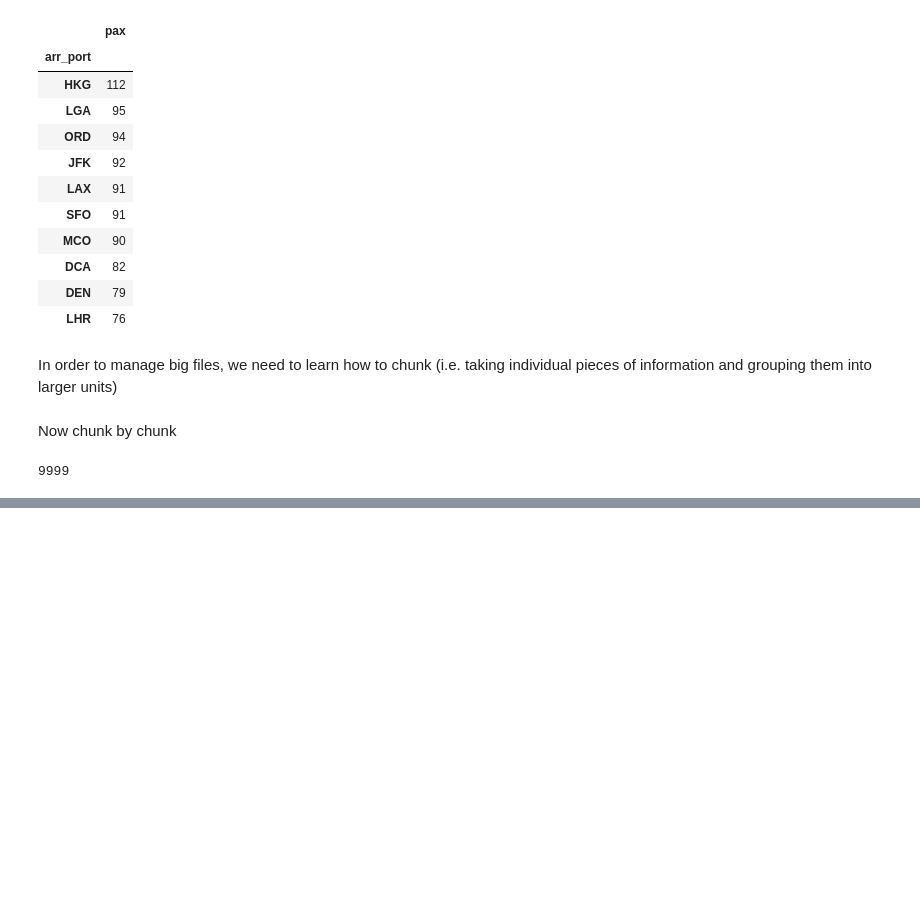
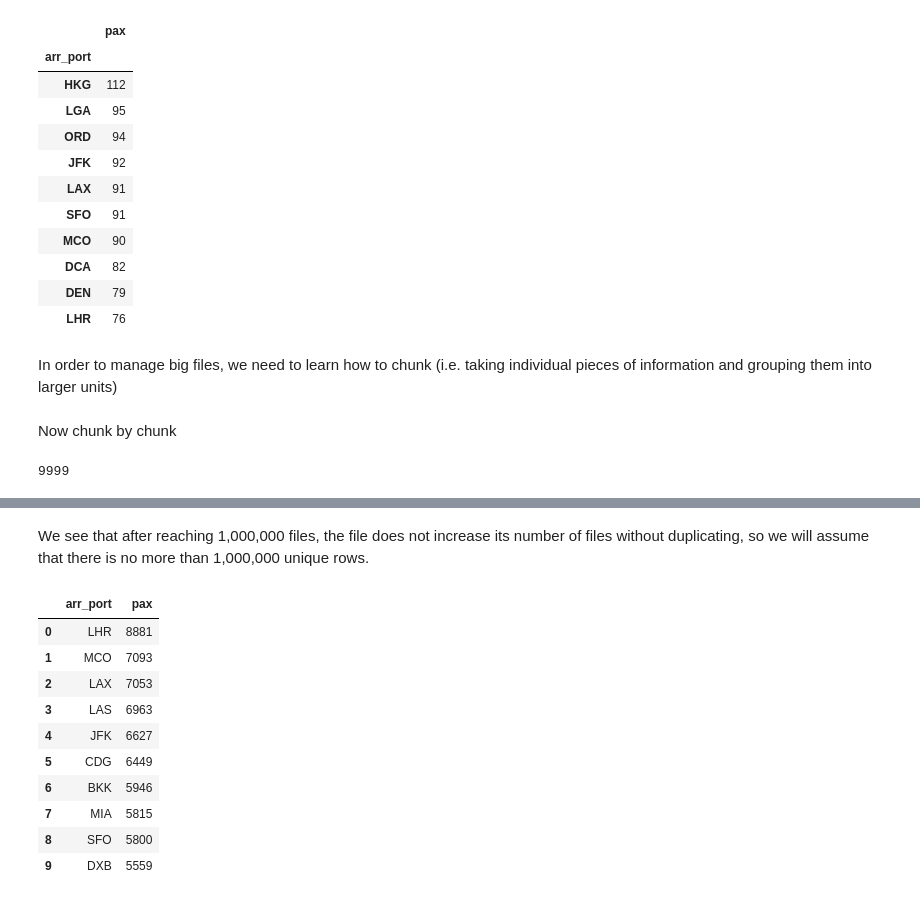
Before and after one commit to dan1dr/DS_challenge, a Jupyter notebook: Exercise_1_and_2.ipynb, the cells around one changed output, grey strips where cells are left out. Cells and saved outputs as stored; diff of their text form; code cells hidden in the pictures; blank space fills up the shorter version.

```diff
--- a/Exercise_1_and_2.ipynb
+++ b/Exercise_1_and_2.ipynb
@@ -376,0 +374,17 @@ top10
+# %%
+df = pd.DataFrame()
+
+
+reader = pd.read_csv(path_bookings_bz2, sep = '^',
+                     low_memory=False, chunksize = 100000)
+
+for j, chunk in tqdm(enumerate(reader)):
+    #drop duplicates
+    df_dropped = chunk.drop_duplicates()
+    #append each chunk
+    df = df.append(df_dropped, ignore_index = True)
+    #final drop duplicates
+    bookings_clear = df.drop_duplicates()
+    print(len(bookings_clear))
+    if j == 15:
+        break
@@ -376,0 +405,2 @@ top10
+# %% [markdown]
+We see that after reaching 1,000,000 files, the file does not increase its number of files without duplicating, so we will assume that there is no more than 1,000,000 unique rows.
@@ -376,0 +410,36 @@ top10
+# %%
+path_bookings_clear = '/home/dsc/DS_challenge/DS_challenge/bookings_clear.csv.bz2'
+
+df = pd.DataFrame()
+
+reader = pd.read_csv(path_bookings_clear, sep='^',
+                     usecols = ['arr_port', 'pax'], low_memory=False,
+                    chunksize = 100000)
+# %%
+for k, chunk in reader:
+    pax = chunk[['arr_port', 'pax']].copy()
+    pax['pax'] = pax['pax'].dropna()
+    pax_new = pax[['arr_port', 'pax']].groupby(['arr_port'])\
+    .sum().reset_index()
+
+    df = df.append(pax_new, ignore_index = False)
+# %%
+top_10 = df[['arr_port', 'pax']].groupby(['arr_port'])\
+                                      .sum()\
+                                      .sort_values('pax', ascending=False)\
+                                      .reset_index()\
+                                      .head(10)
+
+top_10
+# %% [output]
+|  | arr_port | pax |
+| 0 | LHR | 8881 |
+| 1 | MCO | 7093 |
+| 2 | LAX | 7053 |
+| 3 | LAS | 6963 |
+| 4 | JFK | 6627 |
+| 5 | CDG | 6449 |
+| 6 | BKK | 5946 |
+| 7 | MIA | 5815 |
+| 8 | SFO | 5800 |
+| 9 | DXB | 5559 |
```
Also changed, not shown: parts of 7 cells of this notebook.
